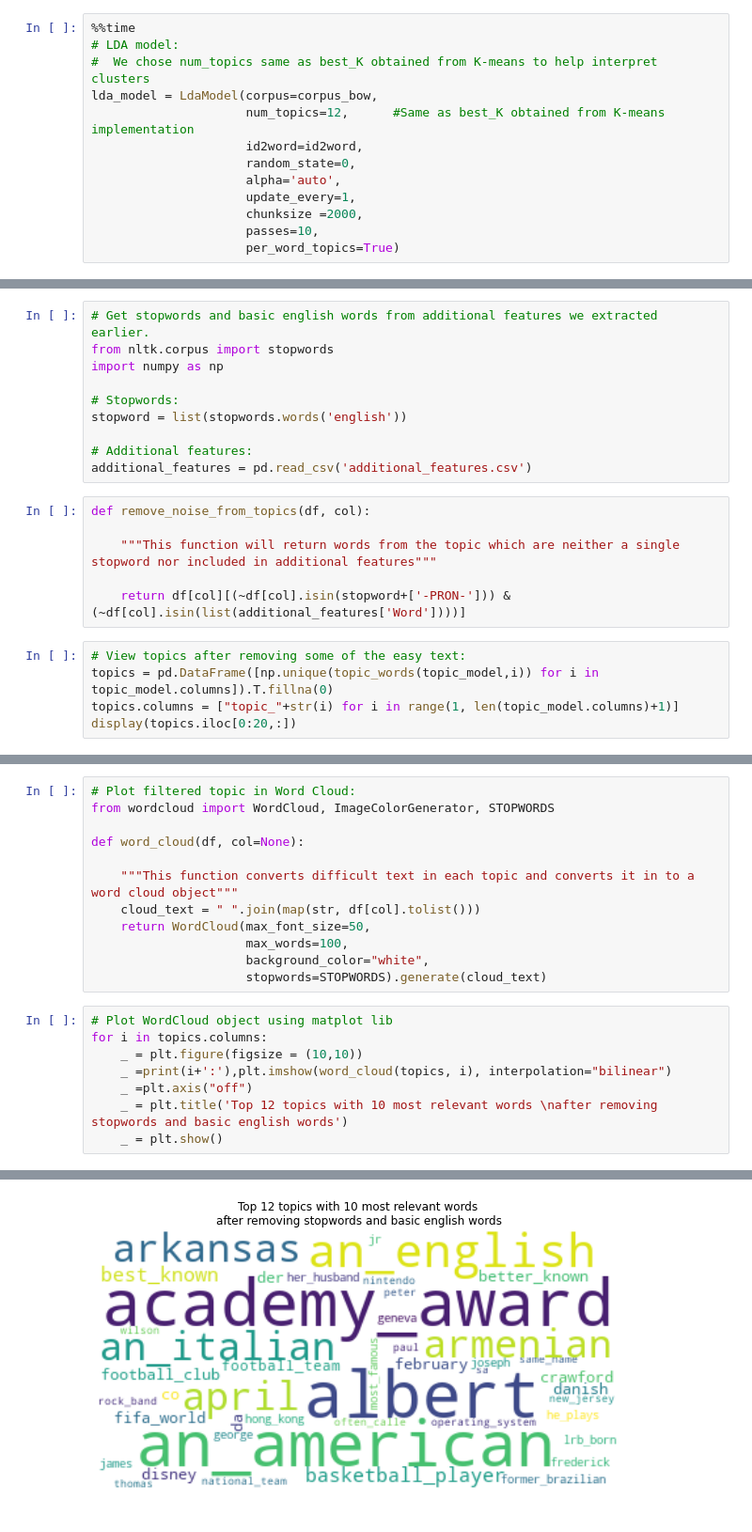
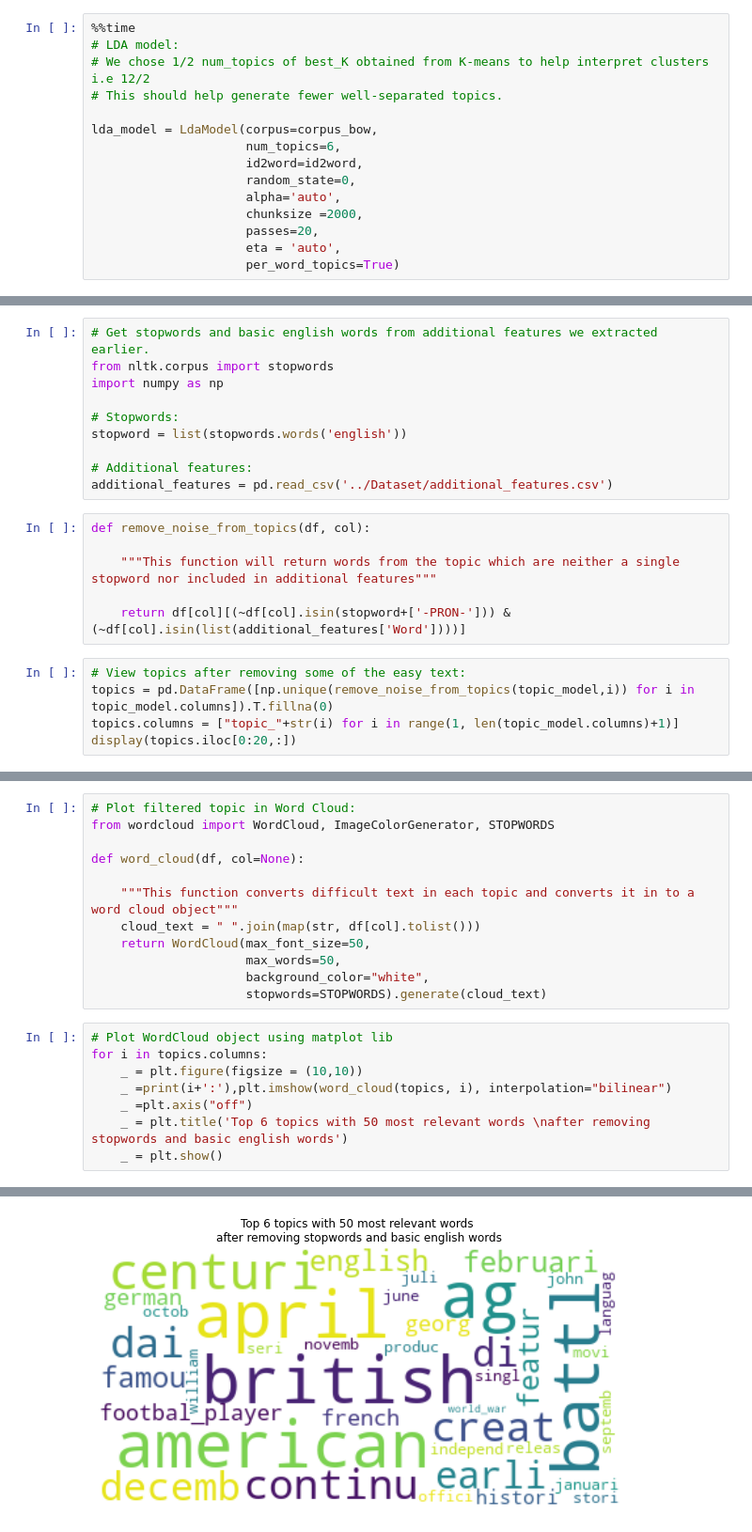
Before and after one commit to psanghal/text-difficulty-prediction, a Jupyter notebook: Project Notebook/Text Difficulty-Topic Modelling-Final.ipynb, the cells around one changed output, grey strips where cells are left out. Shown at 94% size. Saved outputs shown, nothing was run; the diff lists cells and outputs as text.

Commit message:
Updated Files
Updated topic modelling, project report and added altair plots

```diff
--- a/Project Notebook/Text Difficulty-Topic Modelling-Final.ipynb
+++ b/Project Notebook/Text Difficulty-Topic Modelling-Final.ipynb
@@ -140,14 +156,16 @@ print([id2word.get(i) for i in range(20)])
 # %%
 %%time
 # LDA model:
-#  We chose num_topics same as best_K obtained from K-means to help interpret clusters
+# We chose 1/2 num_topics of best_K obtained from K-means to help interpret clusters i.e 12/2
+# This should help generate fewer well-separated topics.
+
 lda_model = LdaModel(corpus=corpus_bow,
-                     num_topics=12,      #Same as best_K obtained from K-means implementation
+                     num_topics=6,
                      id2word=id2word,
                      random_state=0,
                      alpha='auto',
-                     update_every=1,
                      chunksize =2000,
-                     passes=10,
+                     passes=20,
+                     eta = 'auto',
                      per_word_topics=True)
 # %% [output]
@@ -275,7 +295,7 @@ import numpy as np
 stopword = list(stopwords.words('english'))
 
 # Additional features:
-additional_features = pd.read_csv('additional_features.csv')
+additional_features = pd.read_csv('../Dataset/additional_features.csv')
 # %%
 def remove_noise_from_topics(df, col):
 
@@ -284,7 +304,7 @@ def remove_noise_from_topics(df, col):
     return df[col][(~df[col].isin(stopword+['-PRON-'])) & (~df[col].isin(list(additional_features['Word'])))]
 # %%
 # View topics after removing some of the easy text:
-topics = pd.DataFrame([np.unique(topic_words(topic_model,i)) for i in topic_model.columns]).T.fillna(0)
+topics = pd.DataFrame([np.unique(remove_noise_from_topics(topic_model,i)) for i in topic_model.columns]).T.fillna(0)
 topics.columns = ["topic_"+str(i) for i in range(1, len(topic_model.columns)+1)]
 display(topics.iloc[0:20,:])
 # %% [output]
@@ -314,7 +334,7 @@ def word_cloud(df, col=None):
     """This function converts difficult text in each topic and converts it in to a word cloud object"""
     cloud_text = " ".join(map(str, df[col].tolist()))
     return WordCloud(max_font_size=50,
-                     max_words=100,
+                     max_words=50,
                      background_color="white",
                      stopwords=STOPWORDS).generate(cloud_text)
 # %%
@@ -323,7 +343,7 @@ for i in topics.columns:
     _ = plt.figure(figsize = (10,10))
     _ =print(i+':'),plt.imshow(word_cloud(topics, i), interpolation="bilinear")
     _ =plt.axis("off")
-    _ = plt.title('Top 12 topics with 10 most relevant words \nafter removing stopwords and basic english words')
+    _ = plt.title('Top 6 topics with 50 most relevant words \nafter removing stopwords and basic english words')
     _ = plt.show()
 # %% [output]
 topic_1:
@@ -339,2 +359,2 @@ topic_5:
 topic_6:
-[figure, old version]
+[figure, new version]
```
Also changed, not shown: parts of 29 cells of this notebook, 4 other files.
